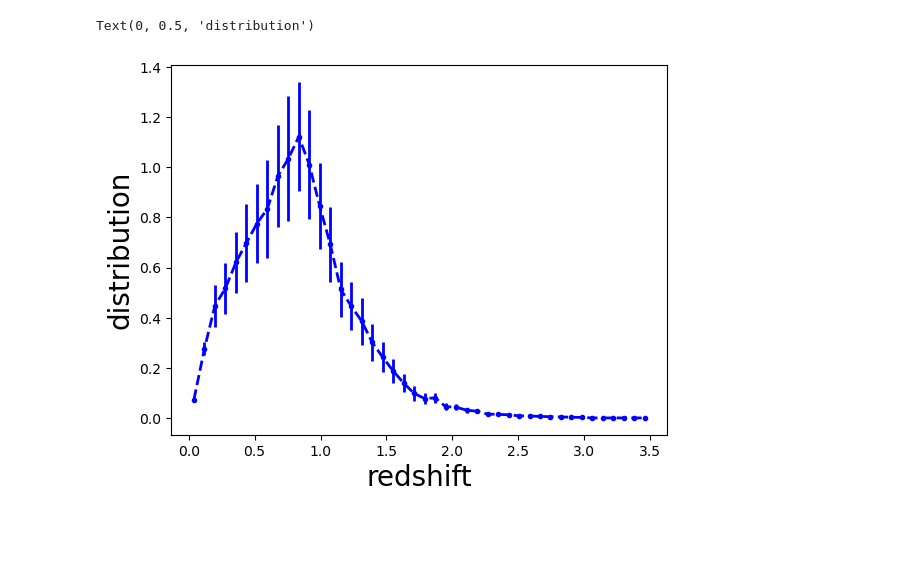
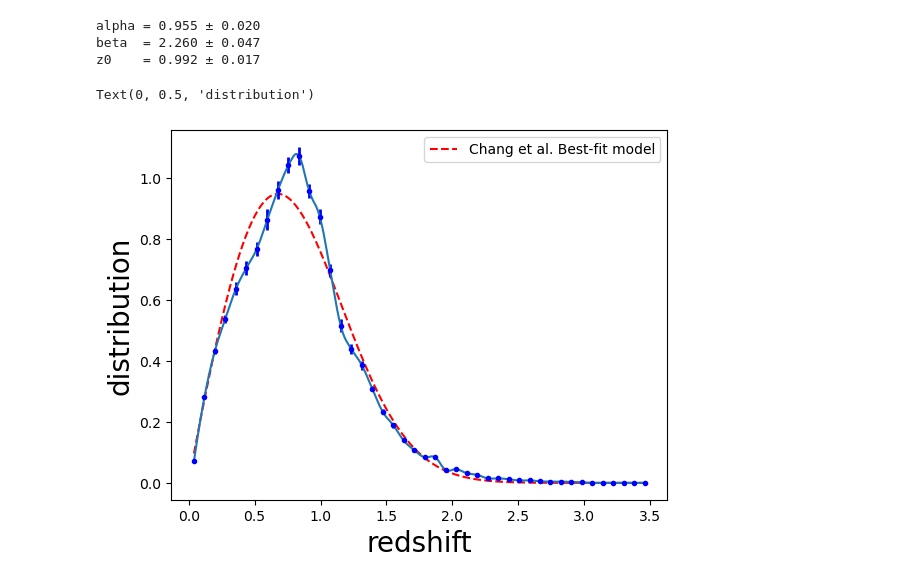
Before and after one commit to LSSTDESC/CLCosmo_Sim, a Jupyter notebook: extract_DC2_data/extract_DC2_data_vary_fiducial_cosmology/get_nz_of_cosmoDC2_sources.ipynb, the cells around one changed output. Saved outputs shown, nothing was run; the diff lists cells and outputs as text; code cells hidden in the pictures; blank space fills up the shorter version.

```diff
--- a/extract_DC2_data/extract_DC2_data_vary_fiducial_cosmology/get_nz_of_cosmoDC2_sources.ipynb
+++ b/extract_DC2_data/extract_DC2_data_vary_fiducial_cosmology/get_nz_of_cosmoDC2_sources.ipynb
@@ -69,8 +70,8 @@ n_cl=len(lens_catalog_truncated)
 #load source catalogs
 healpix_dc2 = GCRCatalogs.load_catalog("cosmoDC2_v1.1.4_image").get_catalog_info()['healpix_pixels']
 # %%
-ra_list = np.random.random(100)*(np.max(lens_catalog['ra']) - np.min(lens_catalog['ra'])) + np.min(lens_catalog['ra'])
-dec_list = np.random.random(100)*(np.max(lens_catalog['dec']) - np.min(lens_catalog['dec'])) + np.min(lens_catalog['dec'])
+ra_list = np.random.random(50)*(np.max(lens_catalog['ra']) - np.min(lens_catalog['ra'])) + np.min(lens_catalog['ra'])
+dec_list = np.random.random(50)*(np.max(lens_catalog['dec']) - np.min(lens_catalog['dec'])) + np.min(lens_catalog['dec'])
 # %%
 def qserv_query(lens_z, theta_max, ra, dec):
     r"""
@@ -128,13 +129,14 @@ for ra, dec in zip(ra_list, dec_list):
     print('==> extracting true redshift + shapes infos (Qserv)')
     dat_extract=_utils_extract_sources_in_cosmoDC2.extract(qserv_query = qserv_query(z, theta_max, ra, dec),
                                         conn_qserv=conn, cosmo=None)
+    dat_extract_mag_cut = _config_extract_sources_cosmoDC2.source_selection_magnitude(dat_extract)
     if len(dat_extract)==0: continue
 
     if n == 0:
 
-        dat_extract_base=dat_extract
+        dat_extract_base=dat_extract_mag_cut
     else:
-        dat_extract_base = vstack([dat_extract_base, dat_extract])
+        dat_extract_base = vstack([dat_extract_base, dat_extract_mag_cut])
     bins=np.linspace(0, 3.5, 45)
     histogram, b, _ = plt.hist(dat_extract['z'], bins=bins, density=True)
     histogram_list.append(histogram)
@@ -199,20 +166,68 @@ for ra, dec in zip(ra_list, dec_list):
 # %%
-#save_pickle(histogram_list, 'hist_list')
-histogram_list = load('hist_list')
+#save_pickle(histogram_list, 'histogram_list.pkl')
+histogram_list = load('histogram_list.pkl')
 # %%
 bin_centers = (bins[:-1] + bins[1:]) / 2
 # %%
 nz_list = np.array([n/np.trapz(n,bin_centers) for n in histogram_list])
 nz_mean = np.mean(nz_list, axis=0)
 nz_mean =nz_mean/np.trapz(nz_mean, bin_centers)
-nz_err = np.std(nz_list, axis=0)
+nz_err = np.std(nz_list, axis=0)/np.sqrt(len(histogram_list))
+# %%
+import numpy as np
+from scipy.optimize import curve_fit
+import matplotlib.pyplot as plt
+
+# --- Unnormalized model ---
+def nz_chang2013_raw(z, alpha, beta, z0):
+    return z**alpha * np.exp(-(z / z0)**beta)
+
+# --- Normalized wrapper ---
+z_grid = bin_centers
+def nz_chang2013(z, alpha, beta, z0):
+    # use a fixed z-grid for normalization
+    y_grid = nz_chang2013_raw(z_grid, alpha, beta, z0)
+    norm = np.trapz(y_grid, z_grid)
+    return nz_chang2013_raw(z, alpha, beta, z0) / norm
+
+# --- Fit ---
+popt, pcov = curve_fit(
+    nz_chang2013,
+    bin_centers[(bin_centers >0.1)*(bin_centers < 2)],   # xdata
+    nz_mean[(bin_centers >0.1)*(bin_centers < 2)],       # ydata
+    sigma=nz_err[(bin_centers >0.1)*(bin_centers < 2)],
+    absolute_sigma=True,
+    p0=[1.2, 1.5, 0.5]
+)
+
+# --- Results ---
+alpha_fit, beta_fit, z0_fit = popt
+alpha_err, beta_err, z0_err = np.sqrt(np.diag(pcov))
+print(f"alpha = {alpha_fit:.3f} ± {alpha_err:.3f}")
+print(f"beta  = {beta_fit:.3f} ± {beta_err:.3f}")
+print(f"z0    = {z0_fit:.3f} ± {z0_err:.3f}")
+
+# --- Plot ---
+z_fit = np.linspace(min(bin_centers), max(bin_centers), 300)
+n_fit = nz_chang2013(z_fit, *popt)
+# %% [output]
+alpha = 0.955 ± 0.020
+beta  = 2.260 ± 0.047
+z0    = 0.992 ± 0.017
 # %%
-plt.errorbar(bin_centers, nz_mean,nz_err, fmt='--', lw=2, marker='o', color='b', markersize=3)
+z_axis = np.linspace(0, 3.5, 100)
+n = nz_chang2013(z_axis, *popt )
+import scipy
+interpf = scipy.interpolate.interp1d(bin_centers, nz_mean, kind='quadratic')
+plt.plot(z_fit, n_fit, '--r', label='Chang et al. Best-fit model')
+plt.errorbar(bin_centers, nz_mean,nz_err, fmt=' ', lw=2, marker='o', color='b', markersize=3)
+plt.plot(z_fit, interpf(z_fit))
 plt.xlabel('redshift', fontsize=20)
+plt.legend()
 plt.ylabel('distribution', fontsize=20)
 # %% [output]
 Text(0, 0.5, 'distribution')
-[figure, old version]
+[figure, new version]
 # %%
 nz = {}
 nz['nz'] = nz_mean
```
Also changed, not shown: parts of 3 cells of this notebook, 2 other files.
